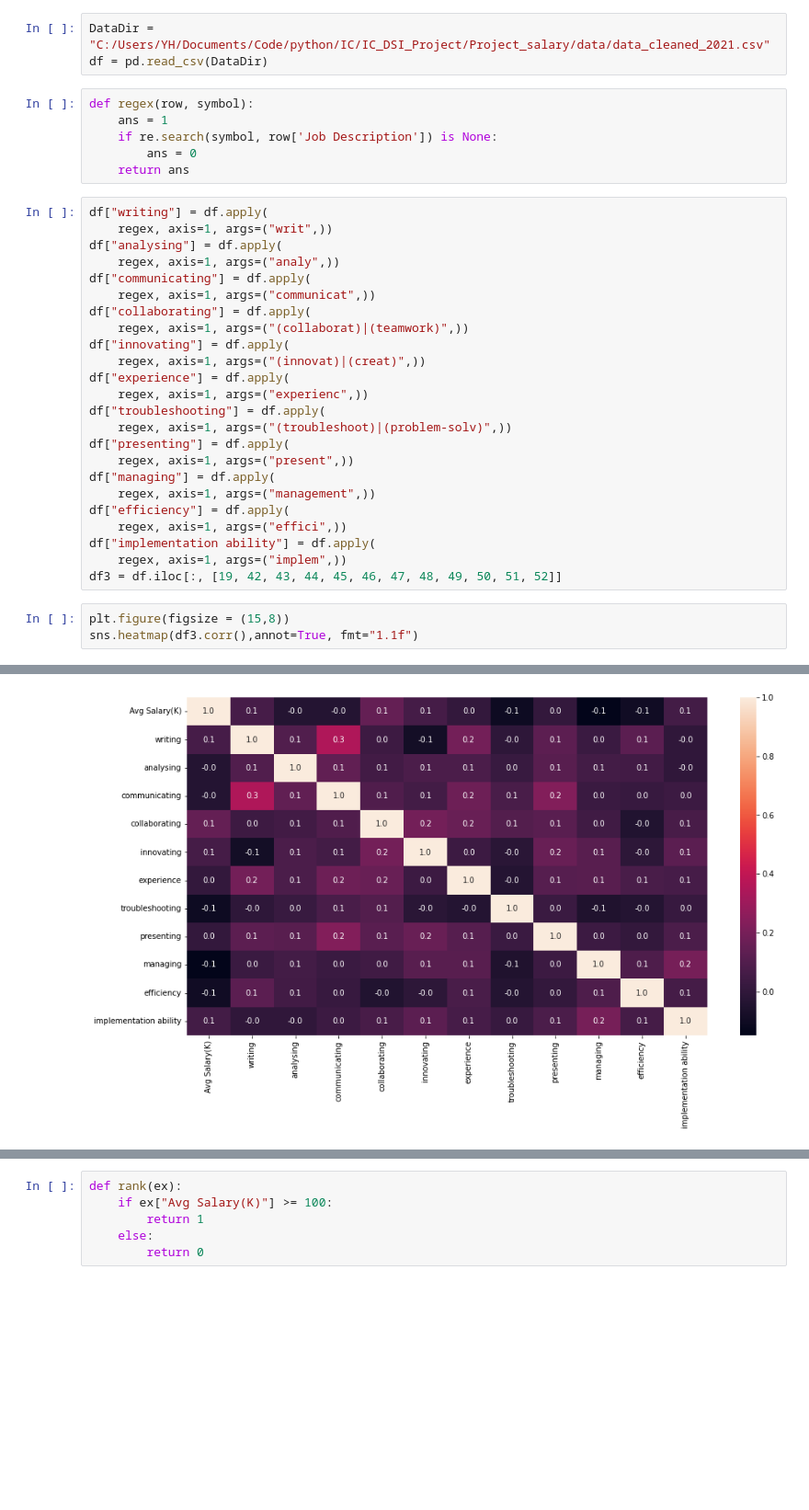
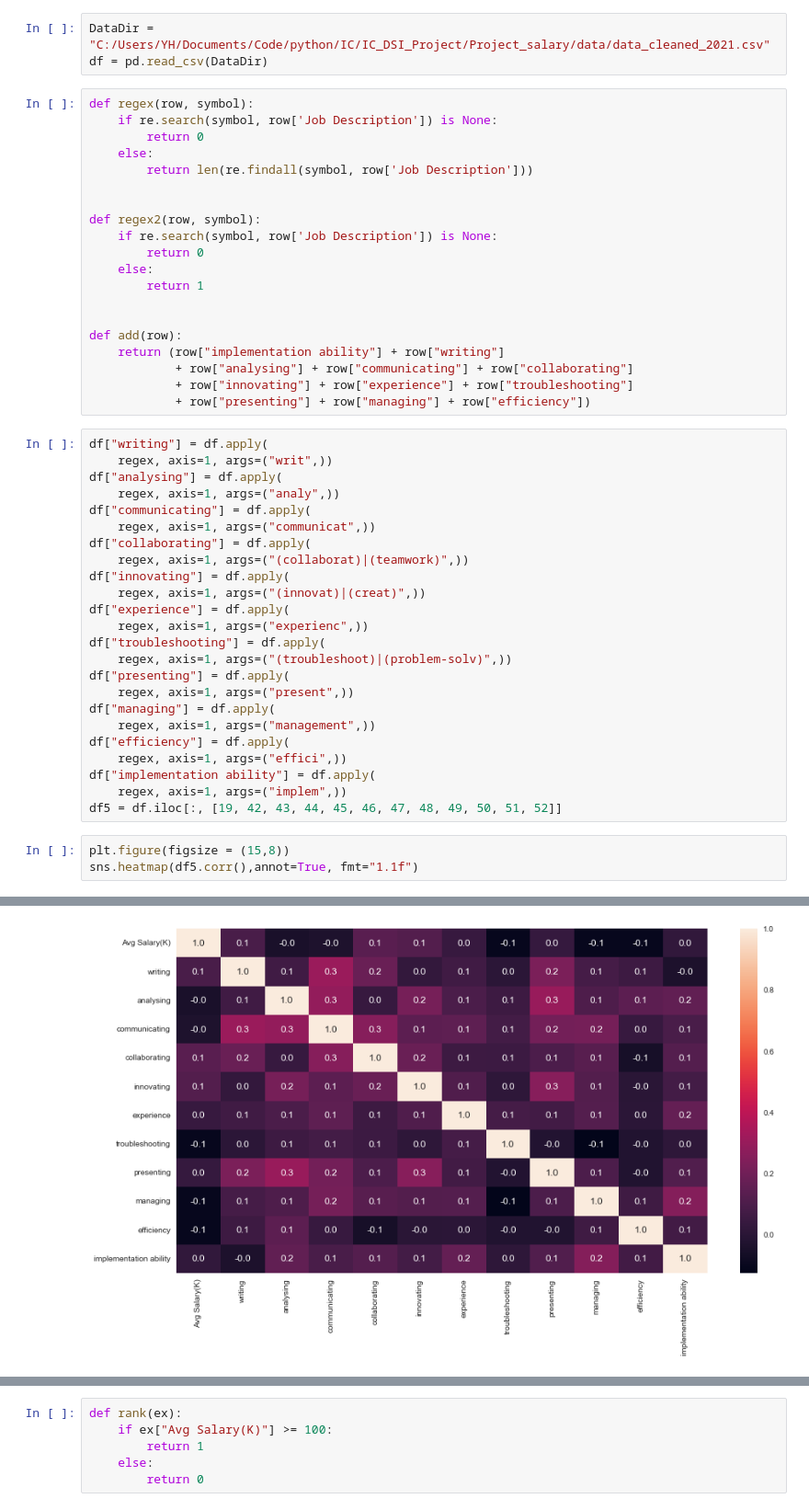
Before and after one commit to ATRII/IC_DSI_Project, a Jupyter notebook: Project_salary/process/main2.ipynb, the cells around one changed output, grey strips where cells are left out. Shown at 92% size. Drawn from its saved outputs; the diff is of its cells as text; blank space fills up the shorter version.

```diff
--- a/Project_salary/process/main2.ipynb
+++ b/Project_salary/process/main2.ipynb
@@ -9,12 +11,26 @@ import matplotlib.pyplot as plt
 # %%
 DataDir = "C:/Users/YH/Documents/Code/python/IC/IC_DSI_Project/Project_salary/data/data_cleaned_2021.csv"
 df = pd.read_csv(DataDir)
-# %%
-def regex(row, symbol):
-    ans = 1
-    if re.search(symbol, row['Job Description']) is None:
-        ans = 0
-    return ans
+# %%
+def regex(row, symbol):
+    if re.search(symbol, row['Job Description']) is None:
+        return 0
+    else:
+        return len(re.findall(symbol, row['Job Description']))
+
+
+def regex2(row, symbol):
+    if re.search(symbol, row['Job Description']) is None:
+        return 0
+    else:
+        return 1
+
+
+def add(row):
+    return (row["implementation ability"] + row["writing"]
+            + row["analysing"] + row["communicating"] + row["collaborating"]
+            + row["innovating"] + row["experience"] + row["troubleshooting"]
+            + row["presenting"] + row["managing"] + row["efficiency"])
 # %%
 df["writing"] = df.apply(
     regex, axis=1, args=("writ",))
@@ -38,10 +54,10 @@ df["efficiency"] = df.apply(
     regex, axis=1, args=("effici",))
 df["implementation ability"] = df.apply(
     regex, axis=1, args=("implem",))
-df3 = df.iloc[:, [19, 42, 43, 44, 45, 46, 47, 48, 49, 50, 51, 52]]
+df5 = df.iloc[:, [19, 42, 43, 44, 45, 46, 47, 48, 49, 50, 51, 52]]
 # %%
 plt.figure(figsize = (15,8))
-sns.heatmap(df3.corr(),annot=True, fmt="1.1f")
+sns.heatmap(df5.corr(),annot=True, fmt="1.1f")
 # %% [output]
 <AxesSubplot:>
-[figure, old version]
+[figure, new version]
```
Also changed, not shown: parts of 16 cells of this notebook, 8 other files.
